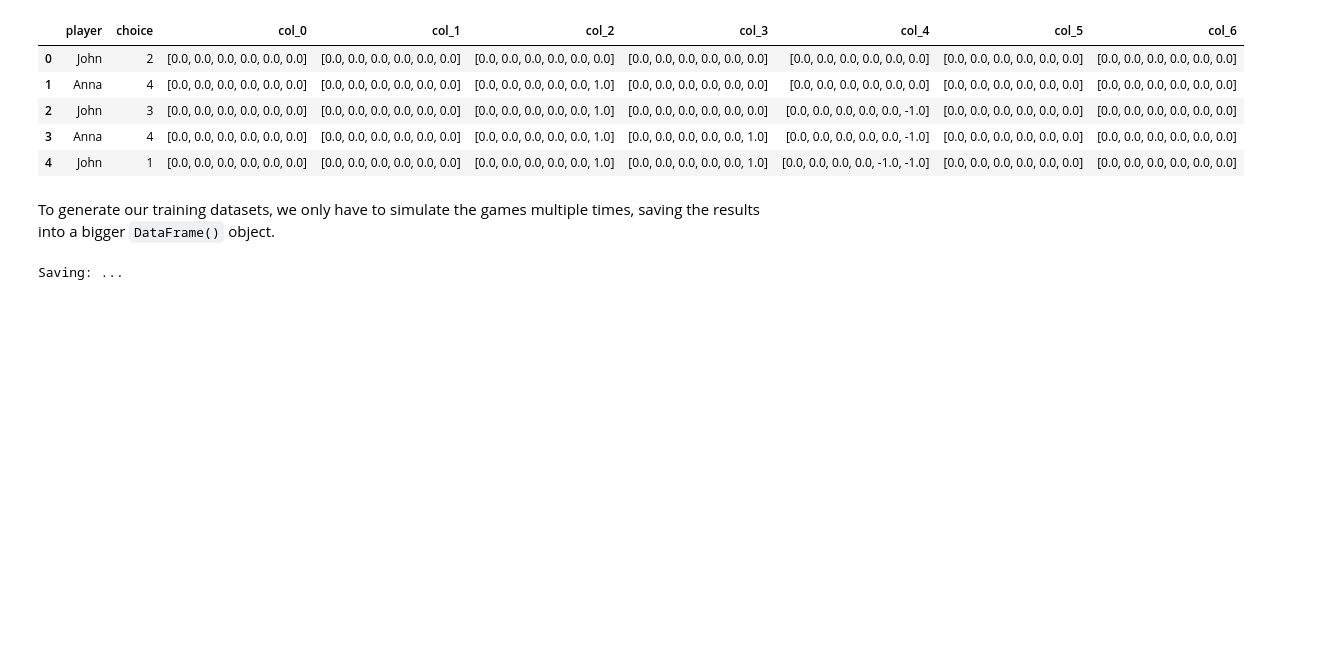
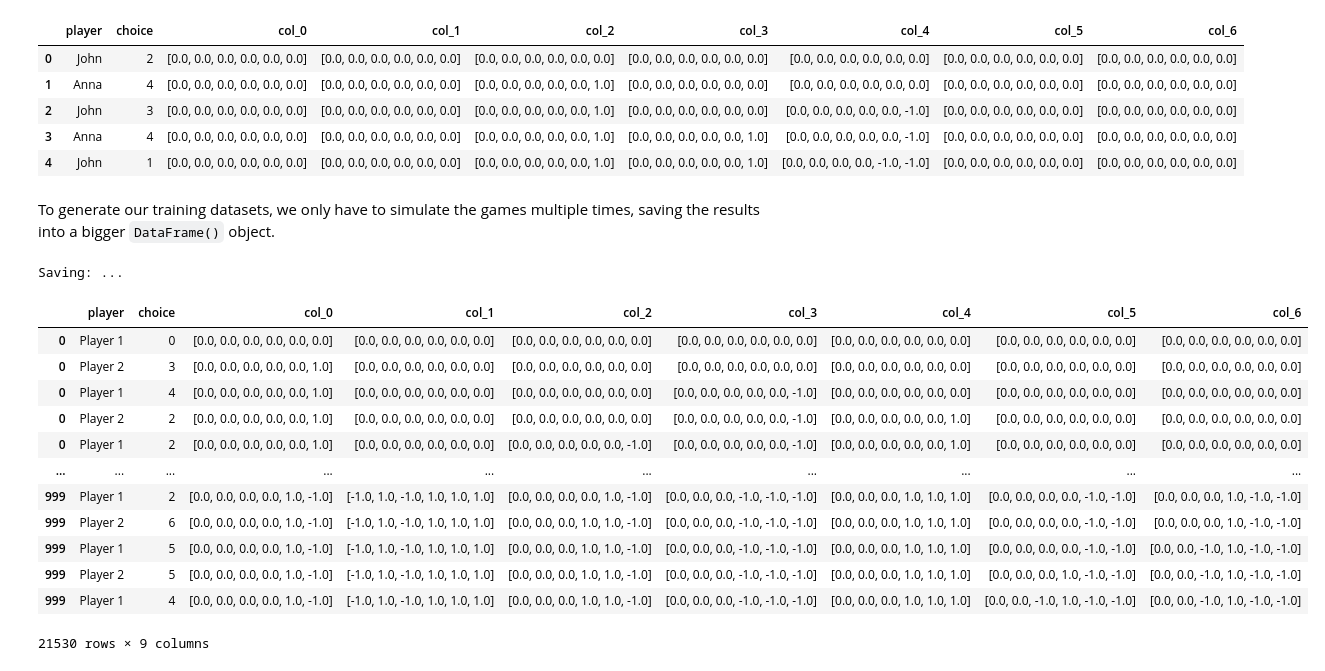
Before and after one commit to zick97/nn_project, a Jupyter notebook: main.ipynb, the cells around one changed output. Drawn from its saved outputs; the diff is of its cells as text; code cells hidden in the pictures; blank space fills up the shorter version.

```diff
--- a/main.ipynb
+++ b/main.ipynb
@@ -397,4 +385,20 @@ def simulation(n=100, game_type='random-random'):
 dataset = simulation(n=1000, game_type='random-random')
 # %% [output]
 Saving: ...
+# %%
+dataset
+# %% [output]
+|  | player | choice | col_0 | col_1 | col_2 | col_3 | col_4 | col_5 | col_6 |
+| 0 | Player 1 | 0 | [0.0, 0.0, 0.0, 0.0, 0.0, 0.0] | [0.0, 0.0, 0.0, 0.0, 0.0, 0.0] | [0.0, 0.0, 0.0, 0.0, 0.0, 0.0] | [0.0, 0.0, 0.0, 0.0, 0.0, 0.0] | [0.0, 0.0, 0.0, 0.0, 0.0, 0.0] | [0.0, 0.0, 0.0, 0.0, 0.0, 0.0] | [0.0, 0.0, 0.0, 0.0, 0.0, 0.0] |
+| 0 | Player 2 | 3 | [0.0, 0.0, 0.0, 0.0, 0.0, 1.0] | [0.0, 0.0, 0.0, 0.0, 0.0, 0.0] | [0.0, 0.0, 0.0, 0.0, 0.0, 0.0] | [0.0, 0.0, 0.0, 0.0, 0.0, 0.0] | [0.0, 0.0, 0.0, 0.0, 0.0, 0.0] | [0.0, 0.0, 0.0, 0.0, 0.0, 0.0] | [0.0, 0.0, 0.0, 0.0, 0.0, 0.0] |
+| 0 | Player 1 | 4 | [0.0, 0.0, 0.0, 0.0, 0.0, 1.0] | [0.0, 0.0, 0.0, 0.0, 0.0, 0.0] | [0.0, 0.0, 0.0, 0.0, 0.0, 0.0] | [0.0, 0.0, 0.0, 0.0, 0.0, -1.0] | [0.0, 0.0, 0.0, 0.0, 0.0, 0.0] | [0.0, 0.0, 0.0, 0.0, 0.0, 0.0] | [0.0, 0.0, 0.0, 0.0, 0.0, 0.0] |
+| 0 | Player 2 | 2 | [0.0, 0.0, 0.0, 0.0, 0.0, 1.0] | [0.0, 0.0, 0.0, 0.0, 0.0, 0.0] | [0.0, 0.0, 0.0, 0.0, 0.0, 0.0] | [0.0, 0.0, 0.0, 0.0, 0.0, -1.0] | [0.0, 0.0, 0.0, 0.0, 0.0, 1.0] | [0.0, 0.0, 0.0, 0.0, 0.0, 0.0] | [0.0, 0.0, 0.0, 0.0, 0.0, 0.0] |
+| 0 | Player 1 | 2 | [0.0, 0.0, 0.0, 0.0, 0.0, 1.0] | [0.0, 0.0, 0.0, 0.0, 0.0, 0.0] | [0.0, 0.0, 0.0, 0.0, 0.0, -1.0] | [0.0, 0.0, 0.0, 0.0, 0.0, -1.0] | [0.0, 0.0, 0.0, 0.0, 0.0, 1.0] | [0.0, 0.0, 0.0, 0.0, 0.0, 0.0] | [0.0, 0.0, 0.0, 0.0, 0.0, 0.0] |
+| ... | ... | ... | ... | ... | ... | ... | ... | ... | ... |
+| 999 | Player 1 | 2 | [0.0, 0.0, 0.0, 0.0, 1.0, -1.0] | [-1.0, 1.0, -1.0, 1.0, 1.0, 1.0] | [0.0, 0.0, 0.0, 0.0, 1.0, -1.0] | [0.0, 0.0, 0.0, -1.0, -1.0, -1.0] | [0.0, 0.0, 0.0, 1.0, 1.0, 1.0] | [0.0, 0.0, 0.0, 0.0, -1.0, -1.0] | [0.0, 0.0, 0.0, 1.0, -1.0, -1.0] |
+| 999 | Player 2 | 6 | [0.0, 0.0, 0.0, 0.0, 1.0, -1.0] | [-1.0, 1.0, -1.0, 1.0, 1.0, 1.0] | [0.0, 0.0, 0.0, 1.0, 1.0, -1.0] | [0.0, 0.0, 0.0, -1.0, -1.0, -1.0] | [0.0, 0.0, 0.0, 1.0, 1.0, 1.0] | [0.0, 0.0, 0.0, 0.0, -1.0, -1.0] | [0.0, 0.0, 0.0, 1.0, -1.0, -1.0] |
+| 999 | Player 1 | 5 | [0.0, 0.0, 0.0, 0.0, 1.0, -1.0] | [-1.0, 1.0, -1.0, 1.0, 1.0, 1.0] | [0.0, 0.0, 0.0, 1.0, 1.0, -1.0] | [0.0, 0.0, 0.0, -1.0, -1.0, -1.0] | [0.0, 0.0, 0.0, 1.0, 1.0, 1.0] | [0.0, 0.0, 0.0, 0.0, -1.0, -1.0] | [0.0, 0.0, -1.0, 1.0, -1.0, -1.0] |
+| 999 | Player 2 | 5 | [0.0, 0.0, 0.0, 0.0, 1.0, -1.0] | [-1.0, 1.0, -1.0, 1.0, 1.0, 1.0] | [0.0, 0.0, 0.0, 1.0, 1.0, -1.0] | [0.0, 0.0, 0.0, -1.0, -1.0, -1.0] | [0.0, 0.0, 0.0, 1.0, 1.0, 1.0] | [0.0, 0.0, 0.0, 1.0, -1.0, -1.0] | [0.0, 0.0, -1.0, 1.0, -1.0, -1.0] |
+| 999 | Player 1 | 4 | [0.0, 0.0, 0.0, 0.0, 1.0, -1.0] | [-1.0, 1.0, -1.0, 1.0, 1.0, 1.0] | [0.0, 0.0, 0.0, 1.0, 1.0, -1.0] | [0.0, 0.0, 0.0, -1.0, -1.0, -1.0] | [0.0, 0.0, 0.0, 1.0, 1.0, 1.0] | [0.0, 0.0, -1.0, 1.0, -1.0, -1.0] | [0.0, 0.0, -1.0, 1.0, -1.0, -1.0] |
+21530 rows × 9 columns
 # %% [markdown]
```
Also changed, not shown: parts of 4 cells of this notebook, 2 other files.
